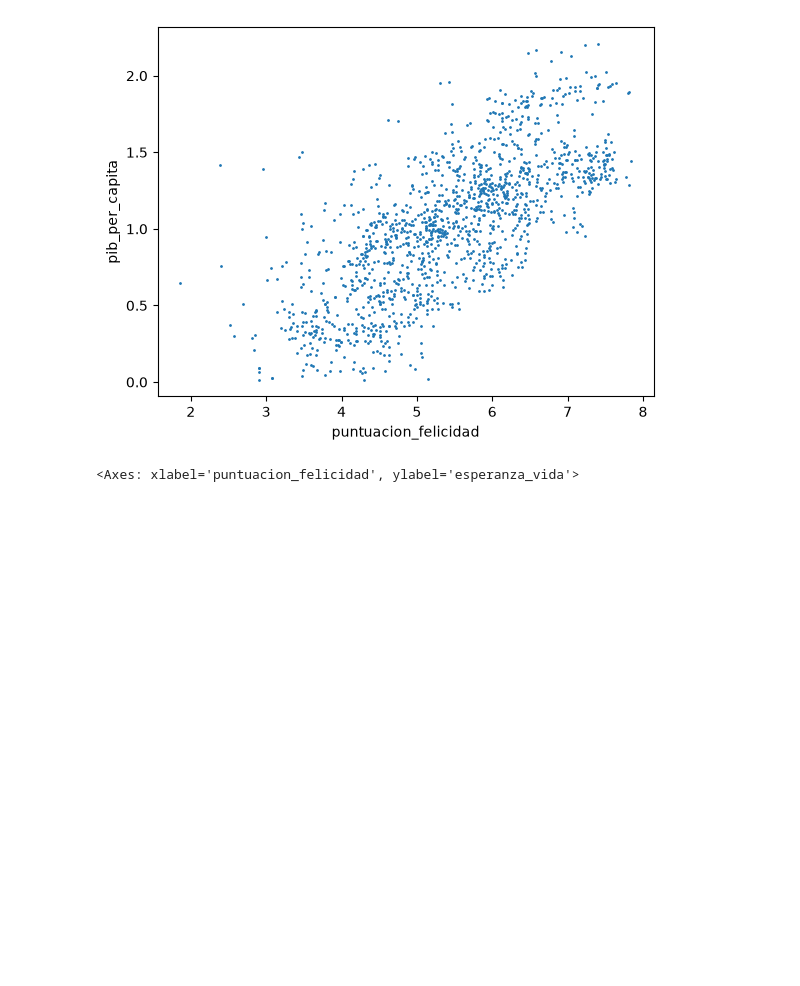
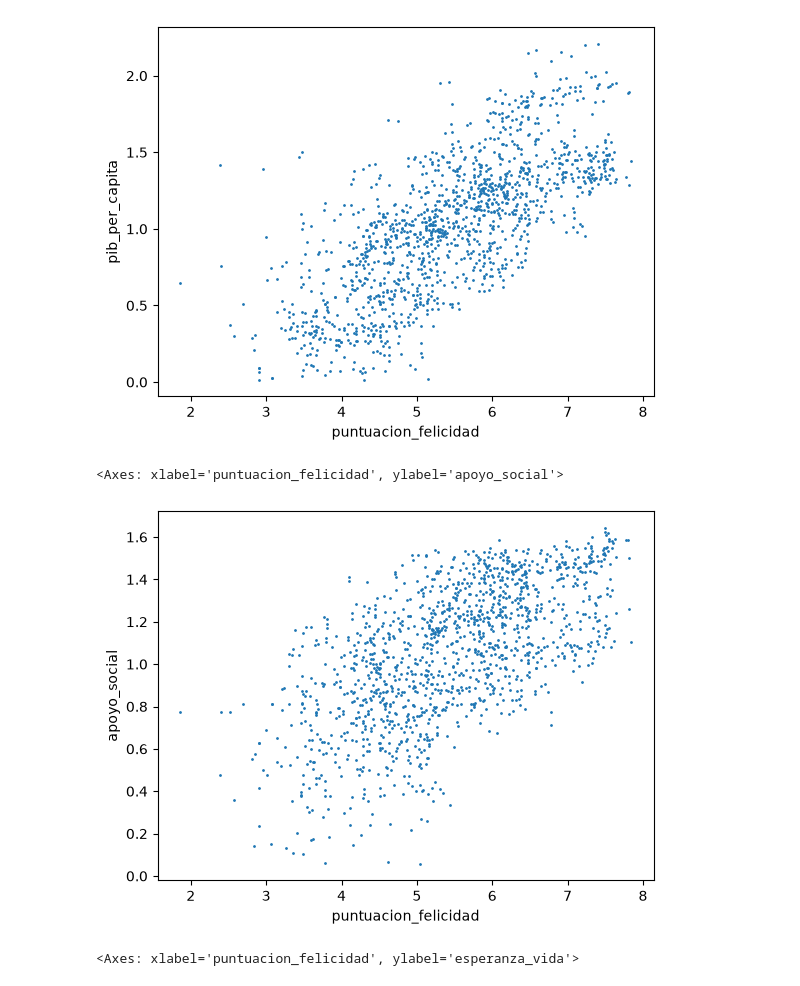
Before and after one commit to jonvaque69-cmyk/Proyecto-M-1, a Jupyter notebook: felicidadpm1.ipynb, the cells around one changed output. Drawn from its saved outputs; the diff is of its cells as text; code cells hidden in the pictures; blank space fills up the shorter version.

```diff
--- a/felicidadpm1.ipynb
+++ b/felicidadpm1.ipynb
@@ -484,6 +481,11 @@ felicidad.plot(kind="scatter", x= "puntuacion_felicidad", y="pib_per_capita", s=
 # %% [output]
 <Axes: xlabel='puntuacion_felicidad', ylabel='pib_per_capita'>
 [figure]
+# %%
+felicidad.plot(kind="scatter", x= "puntuacion_felicidad", y="apoyo_social", s=1) # scatter plot de puntuación de felicidad vs apoyo social
+# %% [output]
+<Axes: xlabel='puntuacion_felicidad', ylabel='apoyo_social'>
+[figure, added]
 # %%
 felicidad.plot(kind="scatter", x= "puntuacion_felicidad", y="esperanza_vida", s=1) # scatter plot de puntuación de felicidad vs esperanza de vida
 # %% [output]
```
Also changed, not shown: parts of 11 cells of this notebook, 12 other files.
